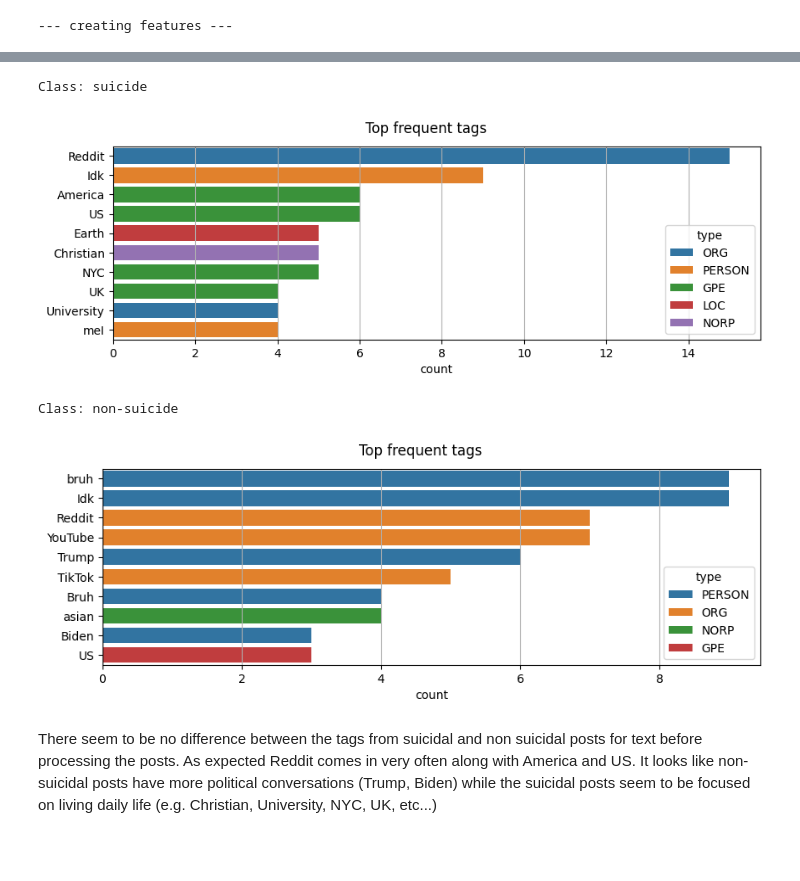
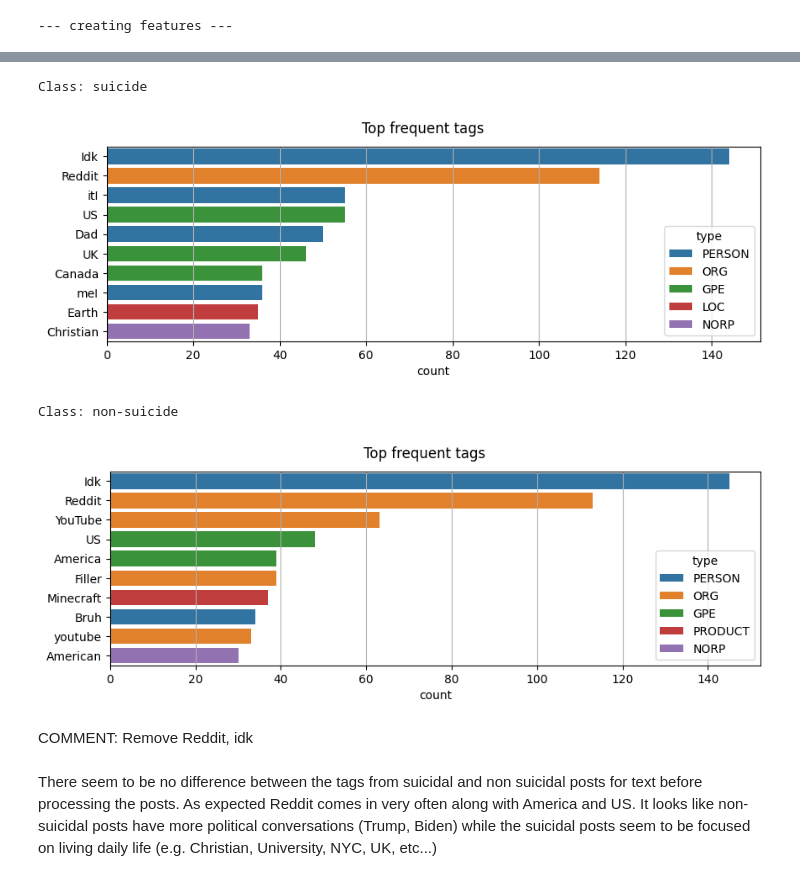
Before and after one commit to eugenebaraka/Predict-Suicidal-Ideation-on-Reddit, a Jupyter notebook: predict suicidal ideation/suicide-classification.ipynb, the cells around one changed output, grey strips where cells are left out. Cells and saved outputs as stored; diff of their text form; code cells hidden in the pictures; blank space fills up the shorter version.

```diff
--- a/predict suicidal ideation/suicide-classification.ipynb
+++ b/predict suicidal ideation/suicide-classification.ipynb
@@ -54,7 +54,7 @@ plot_distributions(data=reddit_data, x="class", figsize=(10,7), title= "Distribu
 # %% [markdown]
 The target variable is perfectly balanced, meaning 50% are suicidal posts while the other half is not.
 # %%
-sample_data = reddit_data.sample(frac=0.01, random_state=1)
+reddit_data = reddit_data.sample(frac=0.1, random_state=1)
 # %% [markdown]
 ### Name Entity Recognition (NER)
 # %% [markdown]
@@ -65,7 +65,7 @@ tags_list = ["ORG","PERSON","NORP","GPE","LOC","FAC","EVENT","PRODUCT","WORK_OF_
 # use spacy's NER model for news, comments, blogs
 model = spacy.load("en_core_web_lg")
 # append tags to dataset
-sample_data = add_ner_spacy(dtf = sample_data, column = "text", lst_tag_filter = tags_list, create_features=True)
+reddit_data = add_ner_spacy(dtf = reddit_data, column = "text", lst_tag_filter = tags_list, create_features=True)
 # %% [output]
 --- tagging ---
 --- counting tags ---
@@ -83,13 +83,15 @@ sample_data.head()
 # %%
 # Visualize tags by class
-for label in sample_data["class"].unique():
+for label in reddit_data["class"].unique():
     print(f"Class: {label}")
-    common_tags = plot_tags(tags=sample_data[sample_data["class"]== label]["tags"], top=10, figsize=(10,3))
+    common_tags = plot_tags(tags=reddit_data[reddit_data["class"]== label]["tags"], top=10, figsize=(10,3))
 # %% [output]
 Class: suicide
-[figure, old version]
+[figure, new version]
 Class: non-suicide
-[figure, old version]
+[figure, new version]
+# %% [markdown]
+COMMENT: Remove Reddit, idk
 # %% [markdown]
 There seem to be no difference between the tags from suicidal and non suicidal posts for text before processing the posts. As expected Reddit comes in very often along with America and US. It looks like non-suicidal posts have more political conversations (Trump, Biden) while the suicidal posts seem to be focused on living daily life (e.g. Christian, University, NYC, UK, etc...)
 # %%
```
Also changed, not shown: parts of 31 cells of this notebook.
